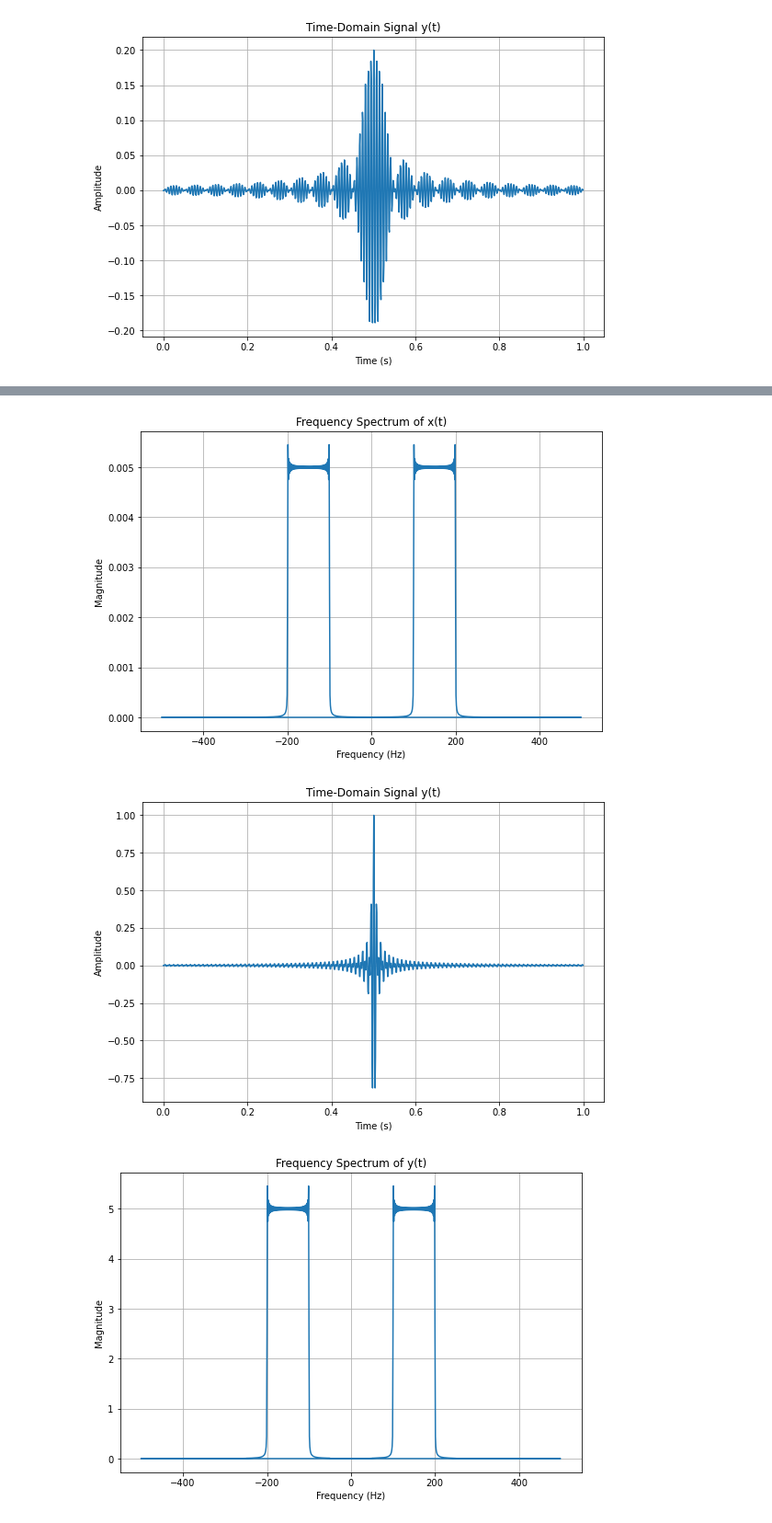
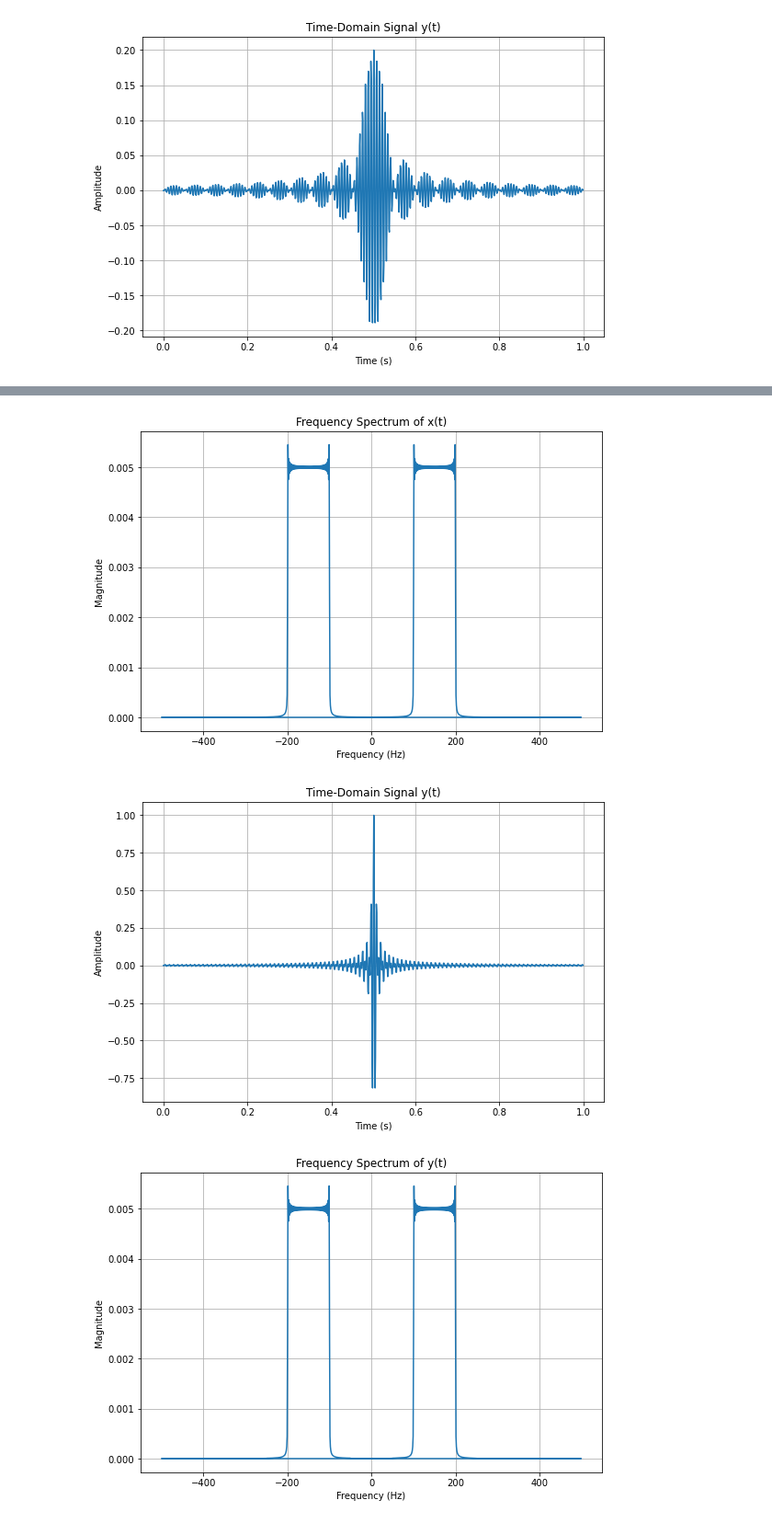
Before and after one commit to Everloom-129/ECE459_Communication_System_Project, a Jupyter notebook: PJ3/BPF.ipynb, the cells around one changed output, grey strips where cells are left out. Shown: that part at 92% size. Saved outputs shown, nothing was run; the diff lists cells and outputs as text; code cells hidden in the pictures.

```diff
--- a/PJ3/BPF.ipynb
+++ b/PJ3/BPF.ipynb
@@ -180,35 +180,35 @@ plt.figure(figsize=(9, 6))
 plt.plot(t, y)
 plt.title("Time-Domain Signal y(t)")
 plt.xlabel("Time (s)")
 plt.ylabel("Amplitude")
 plt.grid(True)
 
 # Save the time domain picture of y(t) to a folder
 y_time_domain_image_path = 'y_time_domain_B_gt_Bc.png'
 plt.savefig(y_time_domain_image_path)
 
 # Compute the spectrum of y(t)
-Y = fft(y)
+Y = fft(y)/Fs
 
 # Plot the frequency spectrum of y(t)
 plt.figure(figsize=(9, 6))
 plt.plot(f, np.abs(Y))
 plt.title("Frequency Spectrum of y(t)")
 plt.xlabel("Frequency (Hz)")
 plt.ylabel("Magnitude")
 plt.grid(True)
 
 # Save the frequency domain picture of y(t) to a folder
 y_frequency_domain_image_path = 'y_freq_domain_B_gt_Bc.png'
 plt.savefig(y_frequency_domain_image_path)
 
 # Display the images
 plt.show()
 # %% [output]
 [figure]
 [figure]
 [figure]
-[figure, old version]
+[figure, new version]
 # %%
 from PIL import Image
 import numpy as np
```
Also changed, not shown: parts of 1 cell of this notebook, 1 other file.
